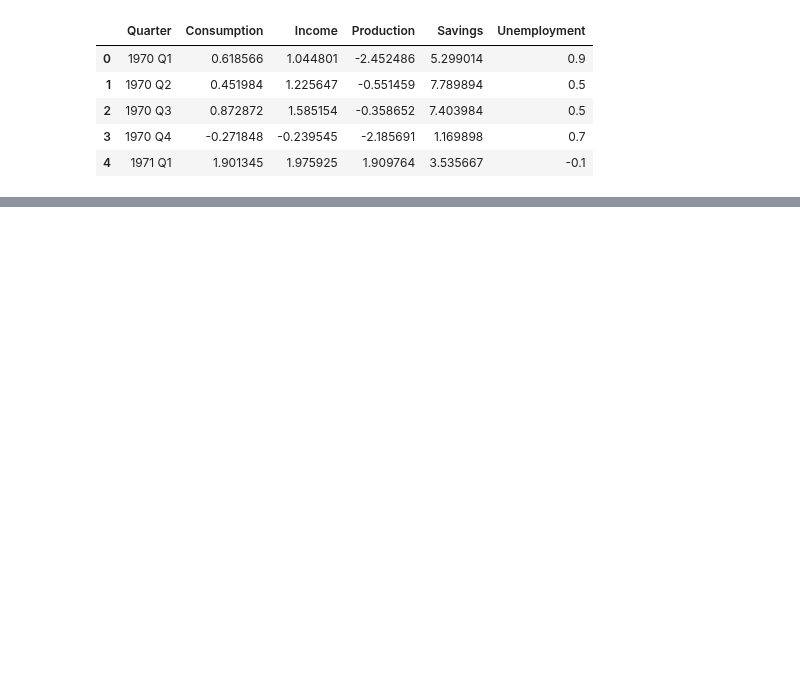
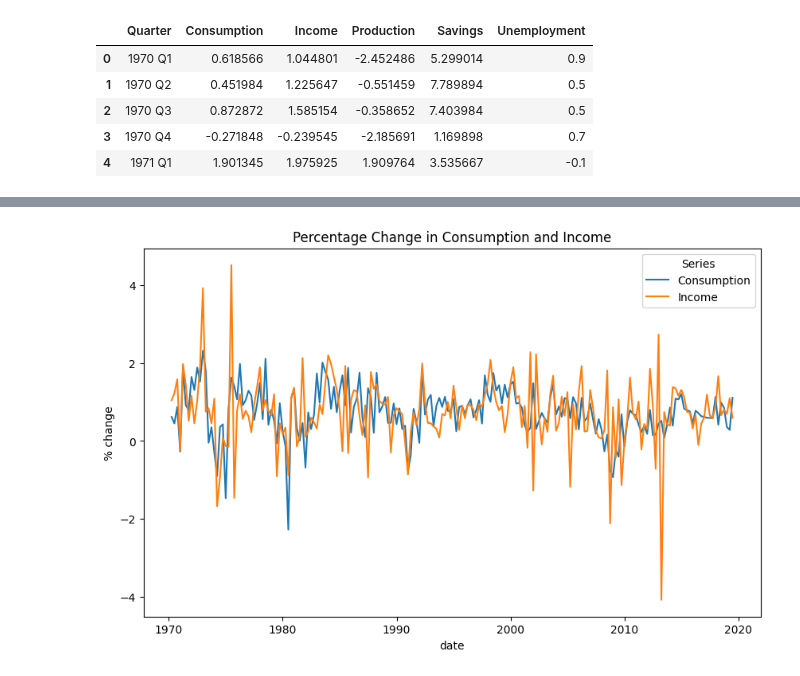
Before and after one commit to DavidGuzzi/TSA, a Jupyter notebook: Forecasting Principles and Practice 3rd/2/7.ipynb, the cells around one changed output, grey strips where cells are left out. Drawn from its saved outputs; the diff is of its cells as text; code cells hidden in the pictures; blank space fills up the shorter version.

```diff
--- a/Forecasting Principles and Practice 3rd/2/7.ipynb
+++ b/Forecasting Principles and Practice 3rd/2/7.ipynb
@@ -16,7 +16,11 @@ df.head()
 | 3 | 1970 Q4 | -0.271848 | -0.239545 | -2.185691 | 1.169898 | 0.7 |
 | 4 | 1971 Q1 | 1.901345 | 1.975925 | 1.909764 | 3.535667 | -0.1 |
 # %%
-df['date'] = pd.to_datetime(df['Quarter'].str.replace(r'Q(\d)', r'/\1'), format='%Y/%q') + pd.offsets.QuarterEnd()
+df['date'] = pd.to_datetime(df['Quarter'].str.replace(r'Q1', '03')
+                                       .str.replace(r'Q2', '06')
+                                       .str.replace(r'Q3', '09')
+                                       .str.replace(r'Q4', '12'),
+                            format='%Y %m') + pd.offsets.MonthEnd(0)
 
 df.head()
 # %% [output]
@@ -23,0 +33,4 @@ ValueError: 'q' is a bad directive in format '%Y/%q'
+# %%
+us_long = df.melt(id_vars=['date'], value_vars=['Consumption', 'Income'],
+                         var_name='Series', value_name='Value')
+us_long.head()
@@ -23,0 +44,12 @@ ValueError: 'q' is a bad directive in format '%Y/%q'
+# %%
+# Graficamos los datos en formato largo
+plt.figure(figsize=(10, 6))
+sns.lineplot(data=us_long, x='date', y='Value', hue='Series')
+
+# Añadimos etiquetas y título
+plt.ylabel("% change")
+plt.title("Percentage Change in Consumption and Income")
+plt.legend(title="Series")
+plt.show()
+# %% [output]
+[figure, added]
```
Also changed, not shown: parts of 4 cells of this notebook.
